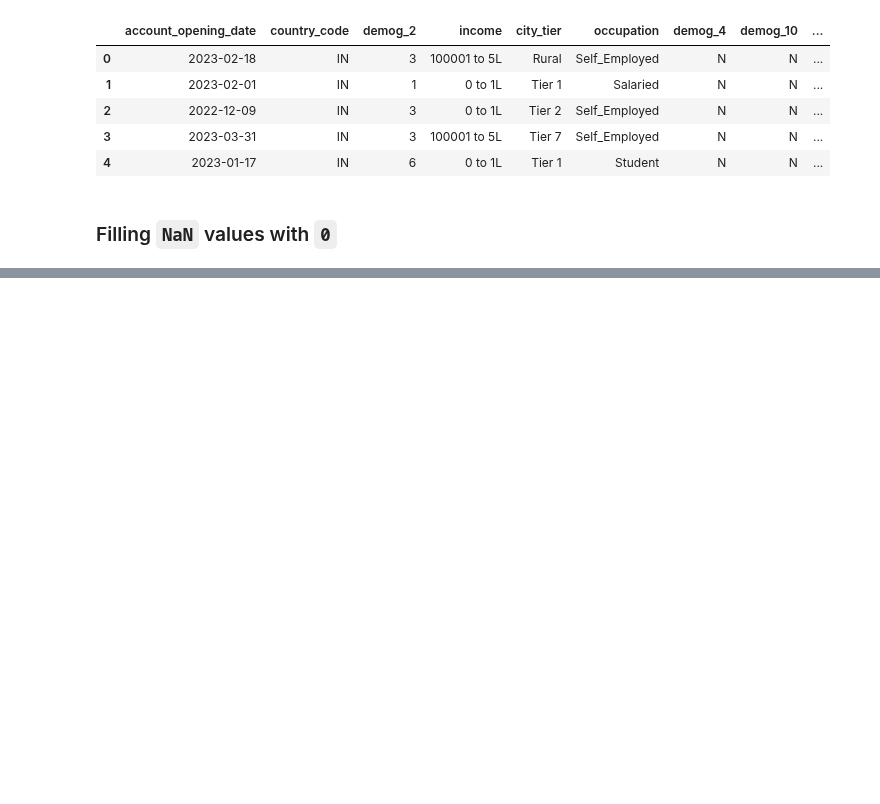
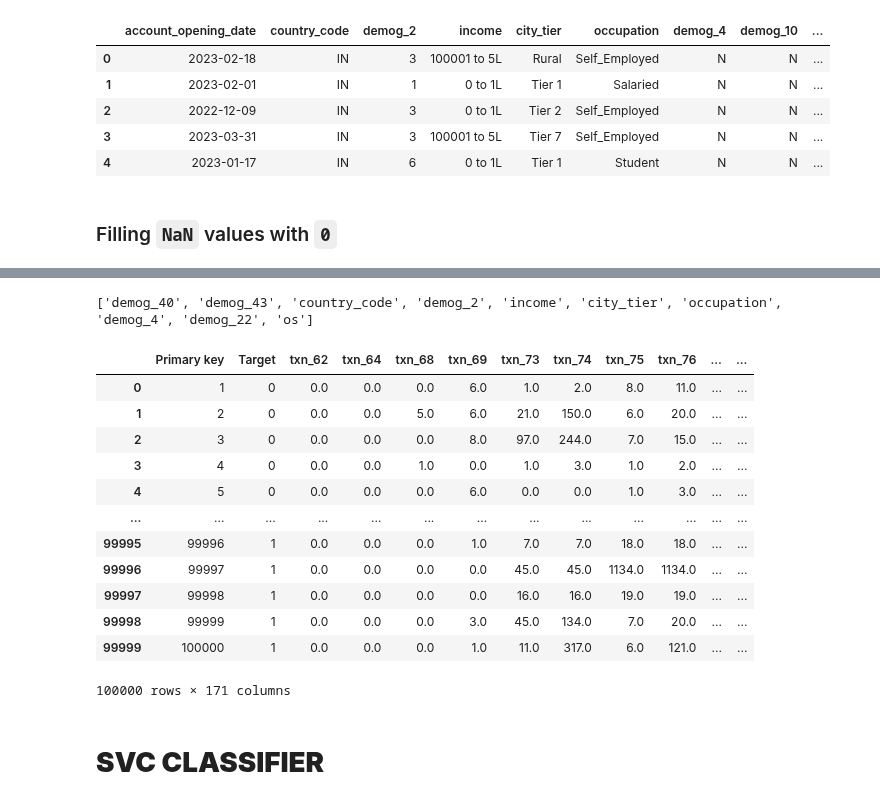
Before and after one commit to parth1egend/Convolve_Round2, a Jupyter notebook: code.ipynb, the cells around one changed output, grey strips where cells are left out. Drawn from its saved outputs; the diff is of its cells as text; code cells hidden in the pictures; blank space fills up the shorter version.

```diff
--- a/code.ipynb
+++ b/code.ipynb
@@ -354,0 +475,7 @@ truncated_df_categorical_filled = truncated_df_categorical.fillna(0)
+# %%
+cols = ["demog_40","demog_43","country_code","demog_2","income","city_tier","occupation","demog_4","demog_22","os"]
+
+for col in cols:
+    new_df_categorical[col] = new_df_categorical[col].astype(str)
+
+new_df_categorical
@@ -354,0 +699,27 @@ truncated_df_categorical_filled = truncated_df_categorical.fillna(0)
+# %%
+categorical_columns = [ 'demog_40', 'demog_43', 'country_code', 'demog_2', 'income', 'city_tier', 'occupation', 'demog_4', 'demog_22', 'os']
+print(categorical_columns)
+
+# Perform one-hot encoding for the categorical columns
+one_hot_encoded = pd.get_dummies(merged_df[categorical_columns], prefix=categorical_columns)
+
+# Concatenate the one-hot encoded columns with the original numerical columns
+merged_df_encoded = pd.concat([merged_df.drop(columns=categorical_columns), one_hot_encoded], axis=1)
+merged_df_encoded
+# %% [output]
+['demog_40', 'demog_43', 'country_code', 'demog_2', 'income', 'city_tier', 'occupation', 'demog_4', 'demog_22', 'os']
+|  | Primary key | Target | txn_62 | txn_64 | txn_68 | txn_69 | txn_73 | txn_74 | txn_75 | txn_76 | ... | ... |
+| 0 | 1 | 0 | 0.0 | 0.0 | 0.0 | 6.0 | 1.0 | 2.0 | 8.0 | 11.0 | ... | ... |
+| 1 | 2 | 0 | 0.0 | 0.0 | 5.0 | 6.0 | 21.0 | 150.0 | 6.0 | 20.0 | ... | ... |
+| 2 | 3 | 0 | 0.0 | 0.0 | 0.0 | 8.0 | 97.0 | 244.0 | 7.0 | 15.0 | ... | ... |
+| 3 | 4 | 0 | 0.0 | 0.0 | 1.0 | 0.0 | 1.0 | 3.0 | 1.0 | 2.0 | ... | ... |
+| 4 | 5 | 0 | 0.0 | 0.0 | 0.0 | 6.0 | 0.0 | 0.0 | 1.0 | 3.0 | ... | ... |
+| ... | ... | ... | ... | ... | ... | ... | ... | ... | ... | ... | ... | ... |
+| 99995 | 99996 | 1 | 0.0 | 0.0 | 0.0 | 1.0 | 7.0 | 7.0 | 18.0 | 18.0 | ... | ... |
+| 99996 | 99997 | 1 | 0.0 | 0.0 | 0.0 | 0.0 | 45.0 | 45.0 | 1134.0 | 1134.0 | ... | ... |
+| 99997 | 99998 | 1 | 0.0 | 0.0 | 0.0 | 0.0 | 16.0 | 16.0 | 19.0 | 19.0 | ... | ... |
+| 99998 | 99999 | 1 | 0.0 | 0.0 | 0.0 | 3.0 | 45.0 | 134.0 | 7.0 | 20.0 | ... | ... |
+| 99999 | 100000 | 1 | 0.0 | 0.0 | 0.0 | 1.0 | 11.0 | 317.0 | 6.0 | 121.0 | ... | ... |
+100000 rows × 171 columns
+# %% [markdown]
+# **SVC CLASSIFIER**
```
Also changed, not shown: parts of 28 cells of this notebook.
